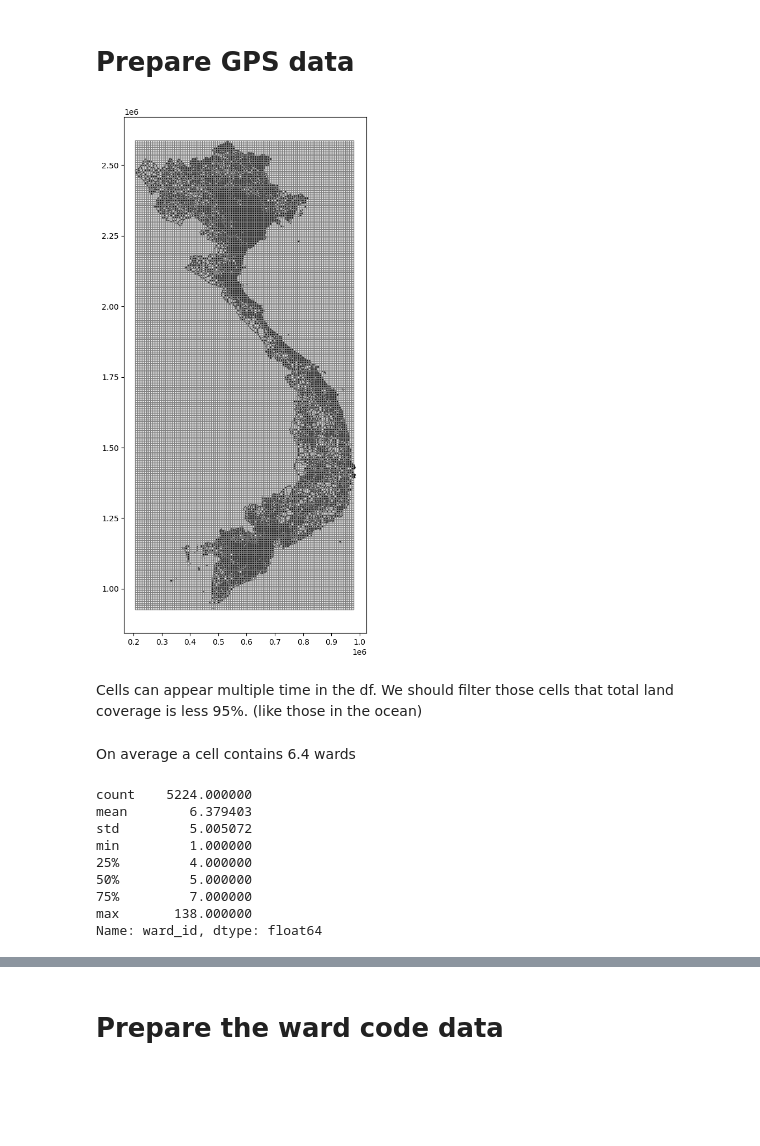
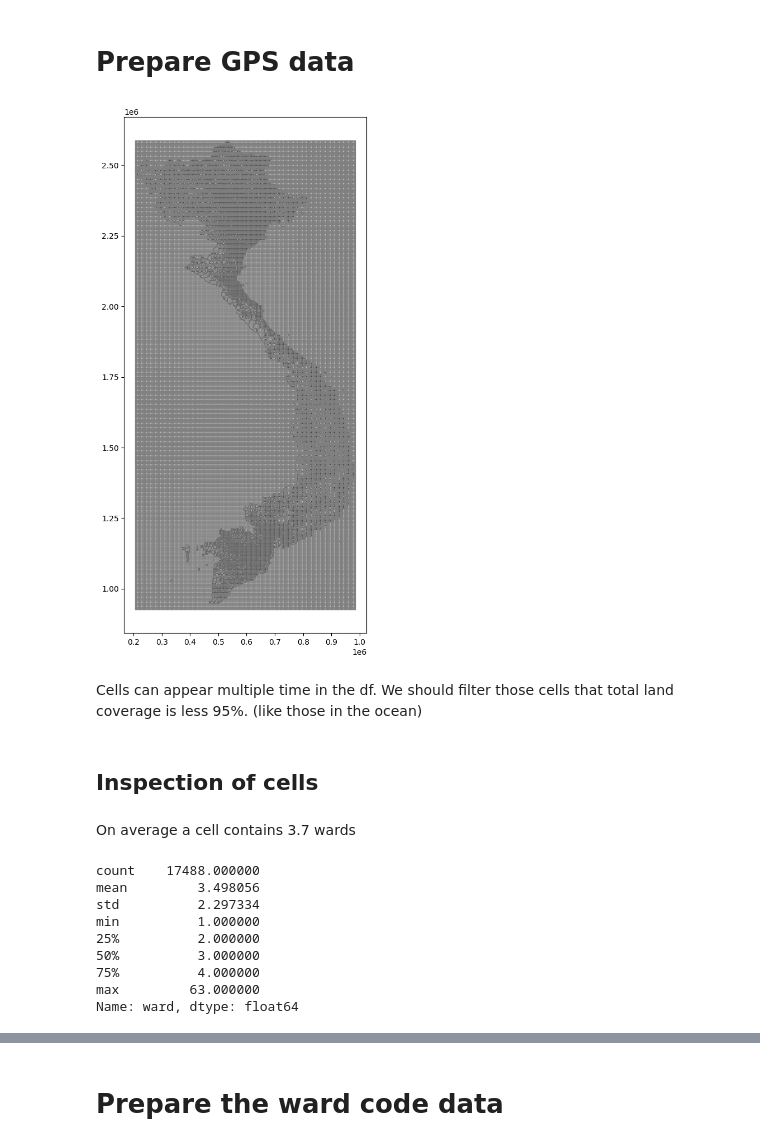
Before and after one commit to lhmtrinh/Remote-Sensing-Wealth-Index, a Jupyter notebook: mapping_district_GPS/label_map_GPS.ipynb, the cells around one changed output, grey strips where cells are left out. Saved outputs shown, nothing was run; the diff lists cells and outputs as text; code cells hidden in the pictures; blank space fills up the shorter version.

```diff
--- a/mapping_district_GPS/label_map_GPS.ipynb
+++ b/mapping_district_GPS/label_map_GPS.ipynb
@@ -40,8 +40,8 @@ gdf_utm = gdf.to_crs(utm_crs)
 bounds_utm = gdf_utm.total_bounds
 minx, miny, maxx, maxy = bounds_utm
 
-# Cell size in meters (7.65 km)
-cell_size = 7650
+# Cell size in meters
+cell_size = 4500
 
 # Calculate number of cells in x and y directions
 num_cells_x = int((maxx - minx) / cell_size)
@@ -55,37 +55,39 @@ grid_cells = [box(minx + i * cell_size, miny + j * cell_size,
 # Create a GeoDataFrame from the grid cells
 grid_utm = gpd.GeoDataFrame(geometry=grid_cells)
 grid_utm.crs = utm_crs
 
 # Initialize the transformer to convert from UTM to WGS 84
 transformer = Transformer.from_crs(utm_crs, "epsg:4326", always_xy=True)
 
 # Analyze intersections and calculate centroids
 results = []
 for cell in grid_utm.geometry:
     centroid_utm = cell.centroid
     lon, lat = transformer.transform(centroid_utm.x, centroid_utm.y)
     intersected_wards = gdf_utm[gdf_utm.intersects(cell)]
     for idx, ward in intersected_wards.iterrows():
         intersection_area = cell.intersection(ward.geometry).area
-        percent_coverage = (intersection_area / cell.area) * 100
+        percent_coverage = intersection_area / cell.area
         results.append({
             'cell_id': cell.wkt,
-            'ward_id': ward['properties.GID_3'],
+            'province': ward['properties.NAME_1'],
+            'district': ward['properties.NAME_2'],
+            'ward': ward['properties.NAME_3'],
             'percent_coverage': percent_coverage,
             'centroid_longitude': lon,
             'centroid_latitude': lat
         })
 
 # Convert results to DataFrame
 results_df = pd.DataFrame(results)
 
-# Plotting (optional)
+# Plotting
 fig, ax = plt.subplots(figsize=(12, 12))
 gdf_utm.plot(ax=ax, color='white', edgecolor='black')
 grid_utm.plot(ax=ax, facecolor="none", edgecolor='grey')
 plt.show()
 # %% [output]
-[figure, old version]
+[figure, new version]
 # %% [markdown]
 Cells can appear multiple time in the df. We should filter those cells that total land coverage is less 95%. (like those in the ocean)
 # %%
@@ -96,18 +101,22 @@ results_df = results_df[results_df['cell_id'].isin(cell_ids_with_large_coverage)
+# %% [markdown]
+## Inspection of cells
 # %% [markdown]
-On average a cell contains 6.4 wards
+On average a cell contains 3.7 wards
 # %%
-unique_ward_count_by_cell = results_df.groupby('cell_id')['ward_id'].nunique()
+unique_ward_count_by_cell = results_df.groupby('cell_id')['ward'].nunique()
 max_unique_ward_count = unique_ward_count_by_cell.max()
 cell_id_with_max_ward_count = unique_ward_count_by_cell.idxmax()
-# %% [output]
-count    5224.000000
-mean        6.379403
-std         5.005072
-min         1.000000
-25%         4.000000
-50%         5.000000
-75%         7.000000
-max       138.000000
-Name: ward_id, dtype: float64
+# %%
+unique_ward_count_by_cell.describe()
+# %% [output]
+count    17488.000000
+mean         3.498056
+std          2.297334
+min          1.000000
+25%          2.000000
+50%          3.000000
+75%          4.000000
+max         63.000000
+Name: ward, dtype: float64
 # %%
 # Group by cell_id and count unique ward_id for each cell
```
Also changed, not shown: parts of 17 cells of this notebook, 6 other files.
